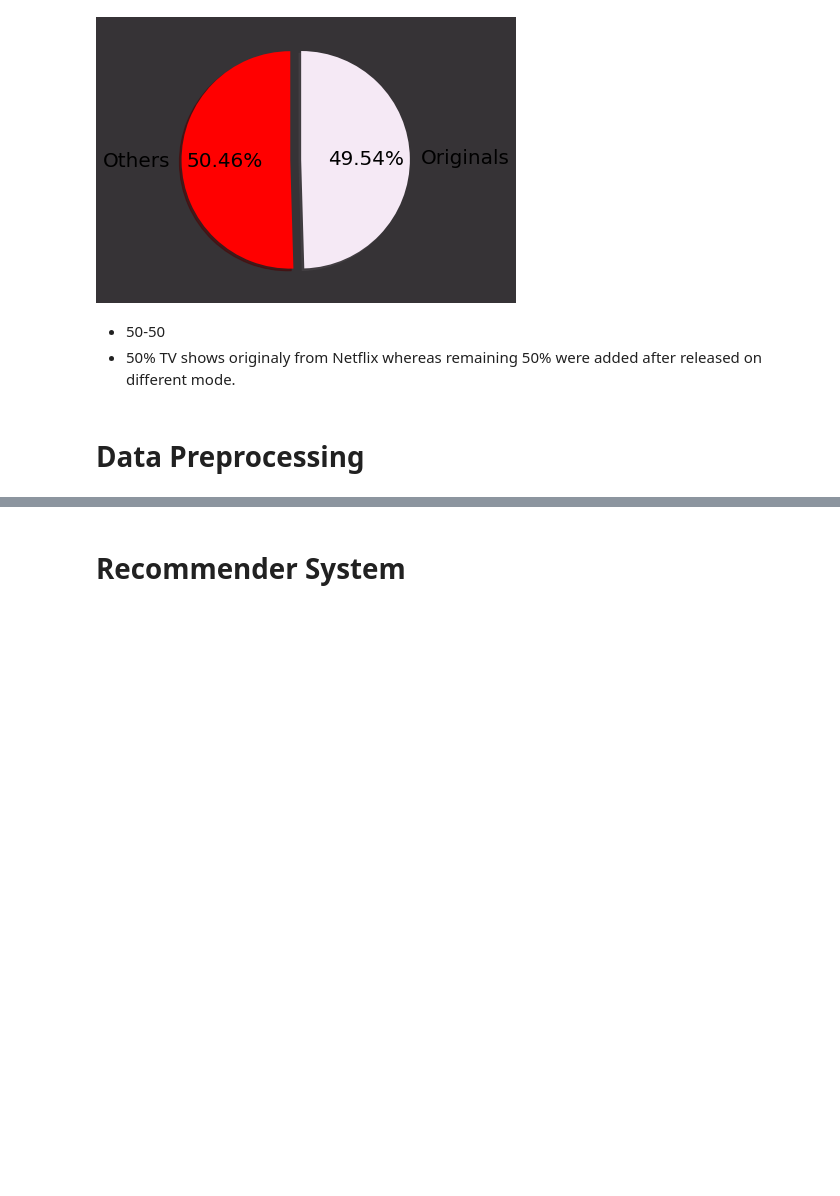
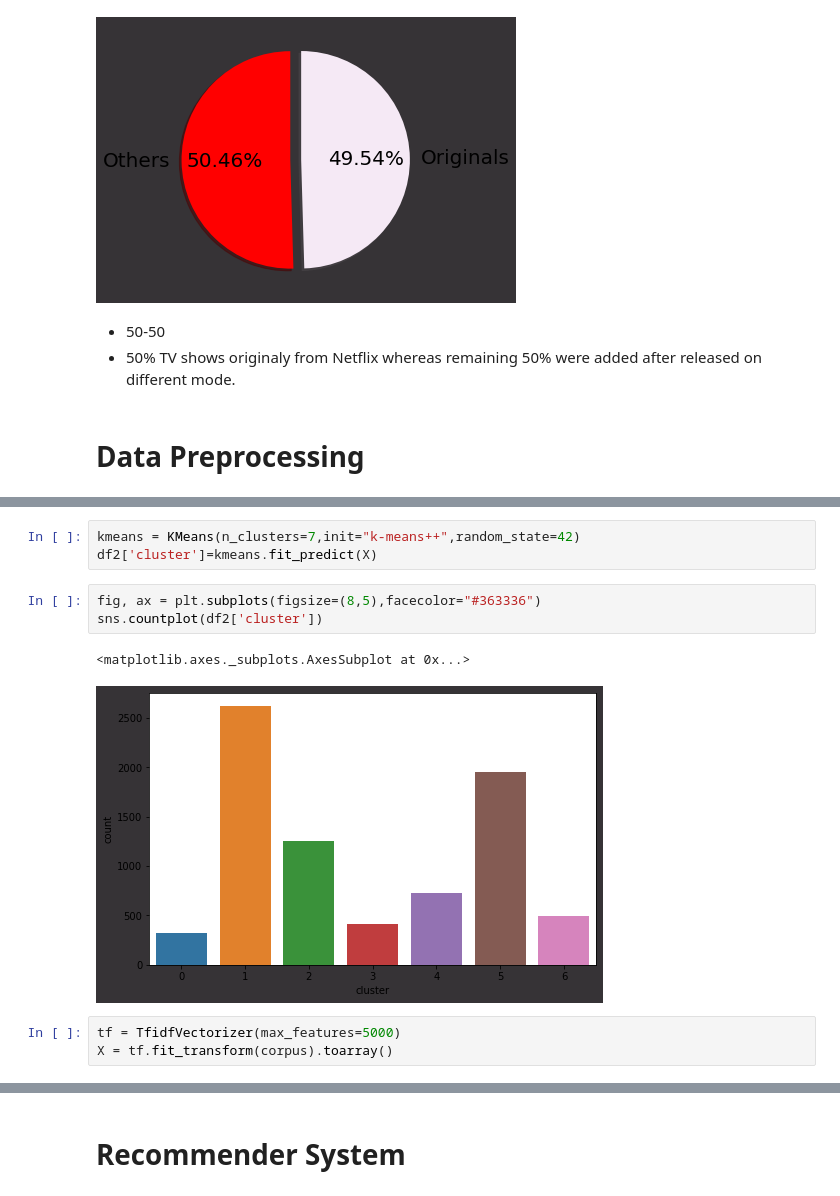
Before and after one commit to MandarRKhatavkar/Netflix-Movies-TV-Shows-Clustering, a Jupyter notebook: NETFLIX_MOVIES_AND_TV_SHOWS_CLUSTERING.ipynb, the cells around one changed output, grey strips where cells are left out. Drawn from its saved outputs; the diff is of its cells as text; blank space fills up the shorter version.

```diff
--- a/NETFLIX_MOVIES_AND_TV_SHOWS_CLUSTERING.ipynb
+++ b/NETFLIX_MOVIES_AND_TV_SHOWS_CLUSTERING.ipynb
@@ -1133,0 +815,12 @@ df[df['cluster']==1]
+# %%
+kmeans = KMeans(n_clusters=7,init="k-means++",random_state=42)
+df2['cluster']=kmeans.fit_predict(X)
+# %%
+fig, ax = plt.subplots(figsize=(8,5),facecolor="#363336")
+sns.countplot(df2['cluster'])
+# %% [output]
+<matplotlib.axes._subplots.AxesSubplot at 0x...>
+[figure, added]
+# %%
+tf = TfidfVectorizer(max_features=5000)
+X = tf.fit_transform(corpus).toarray()
```
Also changed, not shown: parts of 86 cells of this notebook.
